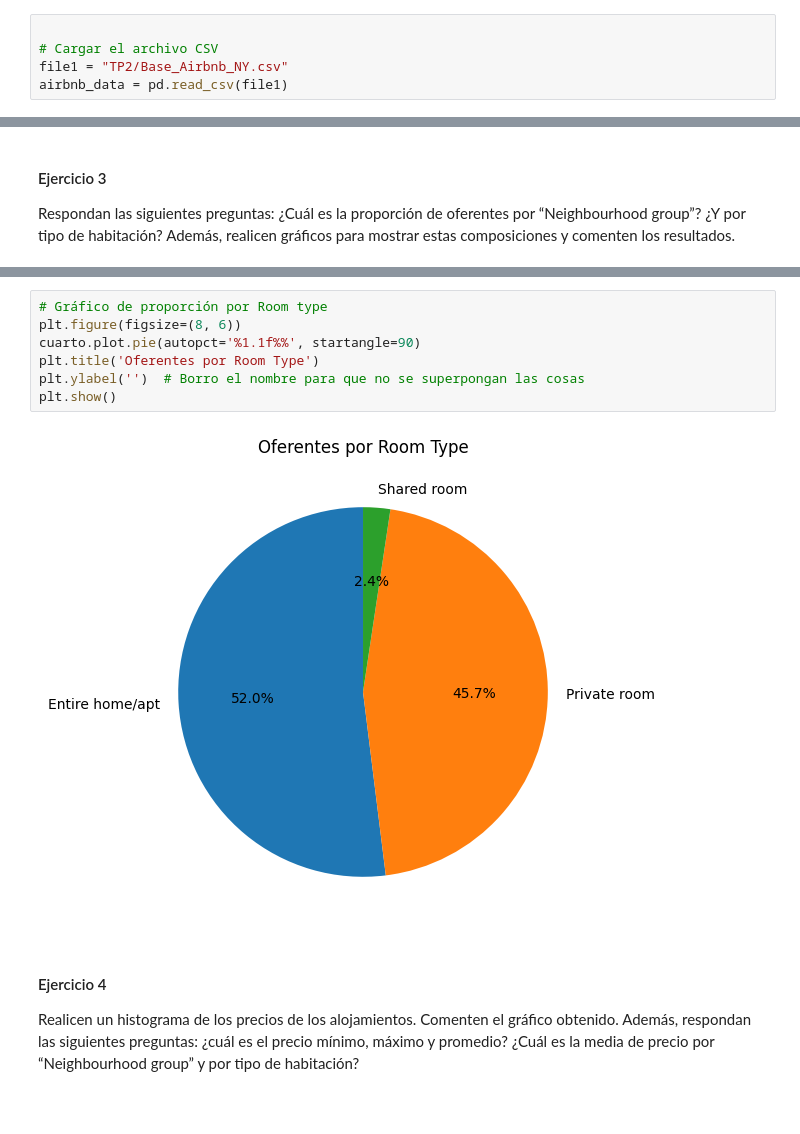
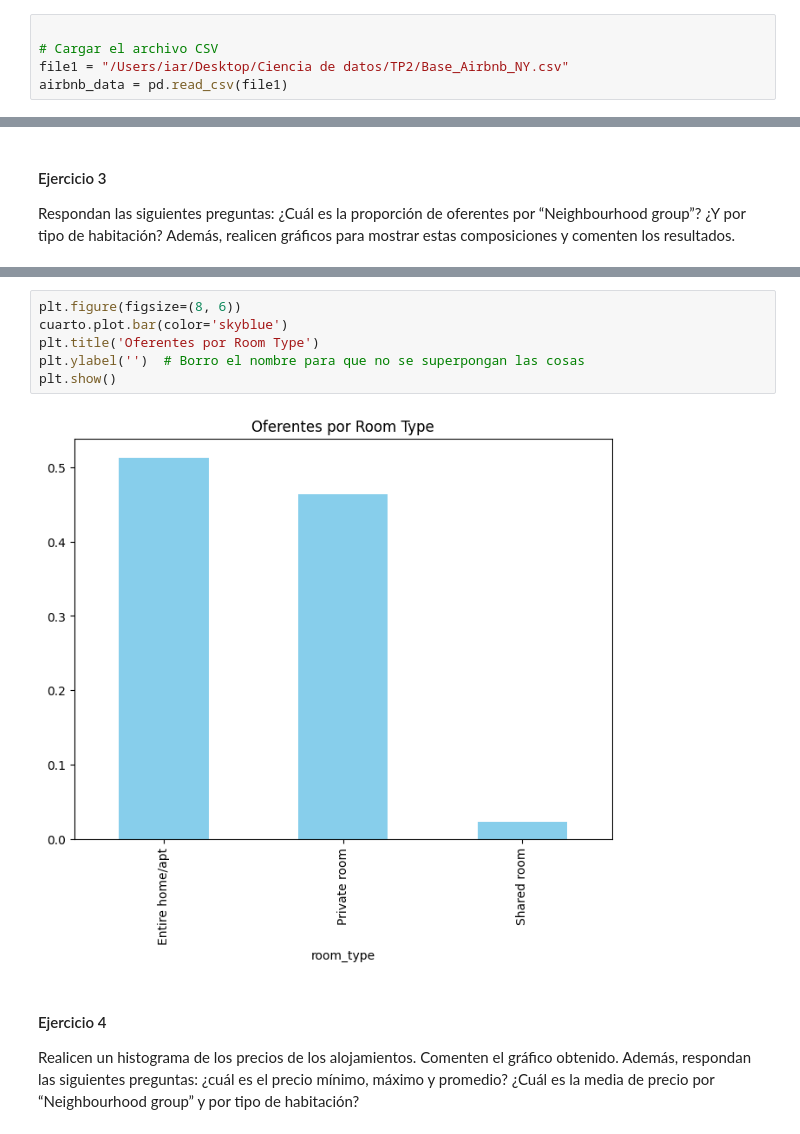
Before and after one commit to IaraWilliams/CC408-T2-2, a Jupyter notebook: TP2/TP2.ipynb, the cells around one changed output, grey strips where cells are left out. Cells and saved outputs as stored; diff of their text form; blank space fills up the shorter version.

```diff
--- a/TP2/TP2.ipynb
+++ b/TP2/TP2.ipynb
@@ -40,5 +40,5 @@ from sklearn.decomposition import PCA
 # %%
 
 # Cargar el archivo CSV
-file1 = "TP2/Base_Airbnb_NY.csv"
+file1 = "/Users/iar/Desktop/Ciencia de datos/TP2/Base_Airbnb_NY.csv"
 airbnb_data = pd.read_csv(file1)
@@ -248,12 +272,11 @@ plt.show()
 # %%
-# Gráfico de proporción por Room type
 plt.figure(figsize=(8, 6))
-cuarto.plot.pie(autopct='%1.1f%%', startangle=90)
+cuarto.plot.bar(color='skyblue')
 plt.title('Oferentes por Room Type')
 plt.ylabel('')  # Borro el nombre para que no se superpongan las cosas
 plt.show()
 # %% [output]
-[figure, old version]
+[figure, new version]
 # %% [markdown]
 #### Ejercicio 4
 Realicen un histograma de los precios de los alojamientos. Comenten el gráfico obtenido. Además, respondan las siguientes preguntas: ¿cuál es el precio mínimo, máximo y promedio? ¿Cuál es la media de precio por “Neighbourhood group” y por tipo de habitación?
```
Also changed, not shown: parts of 15 cells of this notebook, 1 other file.
